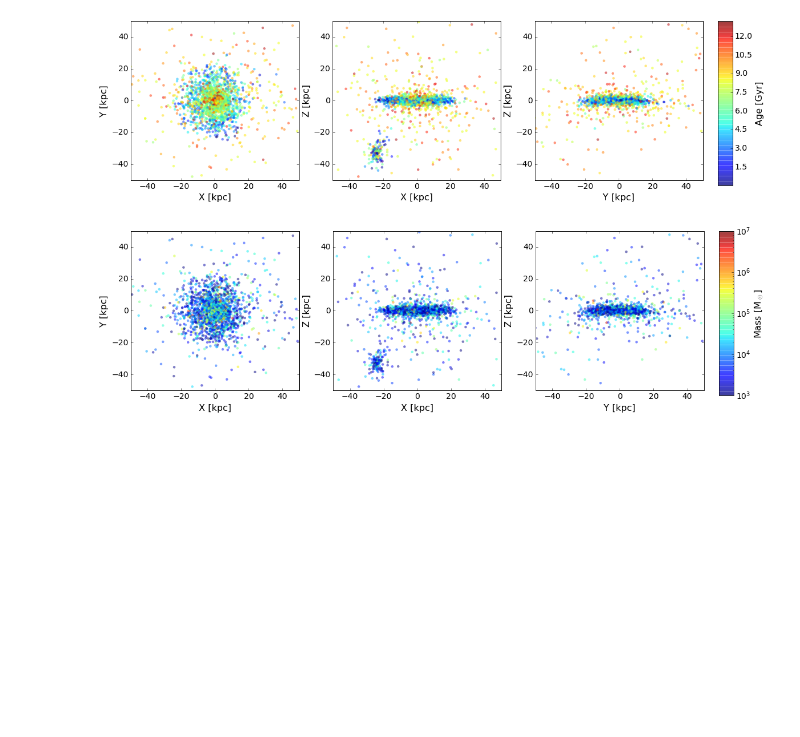
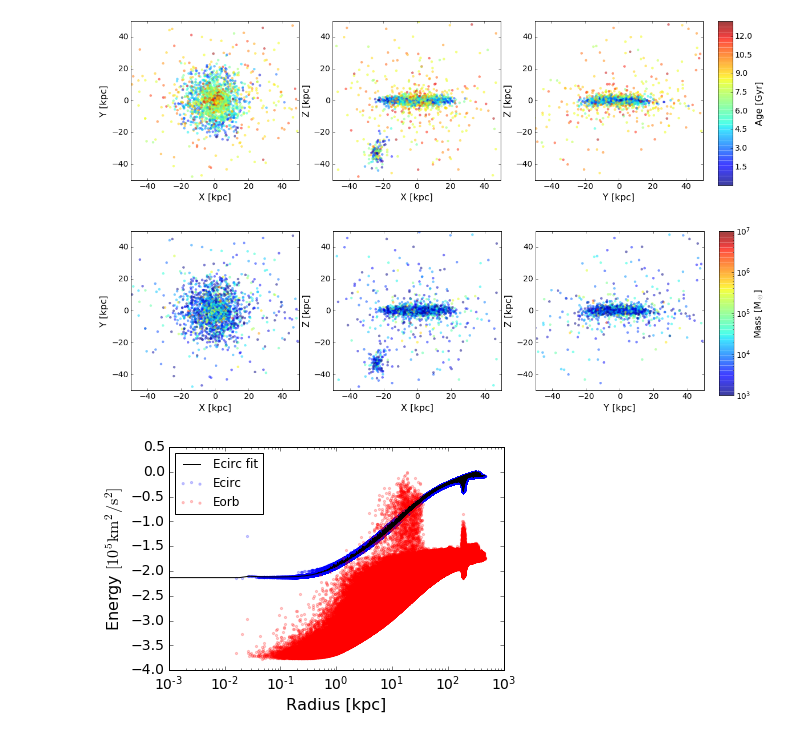
Before and after one commit to pablocoque/post_process_routines, a Jupyter notebook: src/analysis.ipynb, the cells around one changed output. Saved outputs shown, nothing was run; the diff lists cells and outputs as text; code cells hidden in the pictures; blank space fills up the shorter version.

```diff
--- a/src/analysis.ipynb
+++ b/src/analysis.ipynb
@@ -194,0 +181,28 @@ for i in range(len(sigma)):
+# %%
+Ecirc = 0.5*Vc_parts[isort_parts]**2 + s.data['pot'][isort_parts]
+Ecirc /= 1e5
+Ecirc -= np.max(Ecirc[~np.isinf(Ecirc)])
+# %%
+def mask_equal_to_previous(arr):
+    mask = np.ones(len(arr), dtype=bool)
+    mask[1:] = arr[1:] != arr[:-1]
+    return mask
+
+# Example usage
+mask = mask_equal_to_previous(parts_radius[isort_parts][~np.isinf(Ecirc)])
+# %%
+r_test = np.linspace(parts_radius.min(), parts_radius.max(),50000)
+Ecirc_f = sp.interpolate.interp1d(parts_radius[isort_parts][~np.isinf(Ecirc)][mask], Ecirc[~np.isinf(Ecirc)][mask], bounds_error=False, fill_value='extrapolate')
+Vc_f = sp.interpolate.interp1d(parts_radius[isort_parts][~np.isinf(Ecirc)][mask], Vc_parts[isort_parts][~np.isinf(Ecirc)][mask], bounds_error=False, fill_value='extrapolate')
+Mr_f = sp.interpolate.interp1d(parts_radius[isort_parts][~np.isinf(Ecirc)][mask], cummass[~np.isinf(Ecirc)][mask], bounds_error=False, fill_value='extrapolate')
+# %%
+plt.scatter(1e3*parts_radius[isort_parts][~np.isinf(Ecirc)][mask], Ecirc[~np.isinf(Ecirc)][mask], edgecolors='face', label='Ecirc', s=5, alpha=0.2)
+plt.scatter(1e3*parts_radius[isort_parts][~np.isinf(Ecirc)][mask], orbital_energy[isort_parts][~np.isinf(Ecirc)][mask], c='r', edgecolors='face', label='Eorb', s=5, alpha=0.2)
+plt.plot(1e3*r_test, Ecirc_f(r_test), c='k', label='Ecirc fit')
+plt.legend(loc='upper left')
+plt.xscale('log')
+plt.xlabel('Radius [kpc]', fontsize=16)
+plt.ylabel(r'Energy $[10^5 \rm{km}^2/\rm{s}^2]$', fontsize=16)
+plt.tick_params(axis='both', which='both', labelsize=14)
+# %% [output]
+[figure, added]
```
Also changed, not shown: parts of 27 cells of this notebook, 1 other file.
